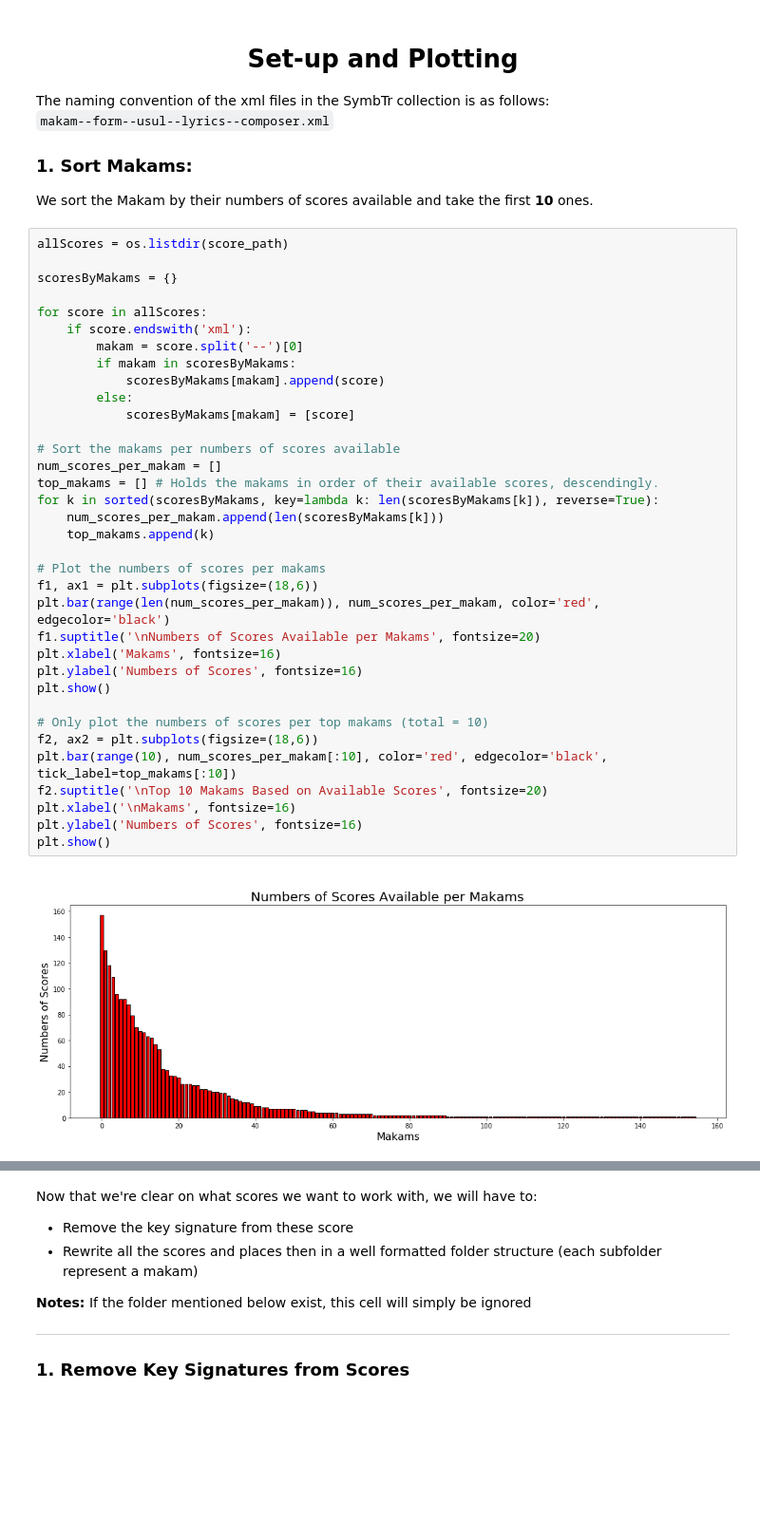
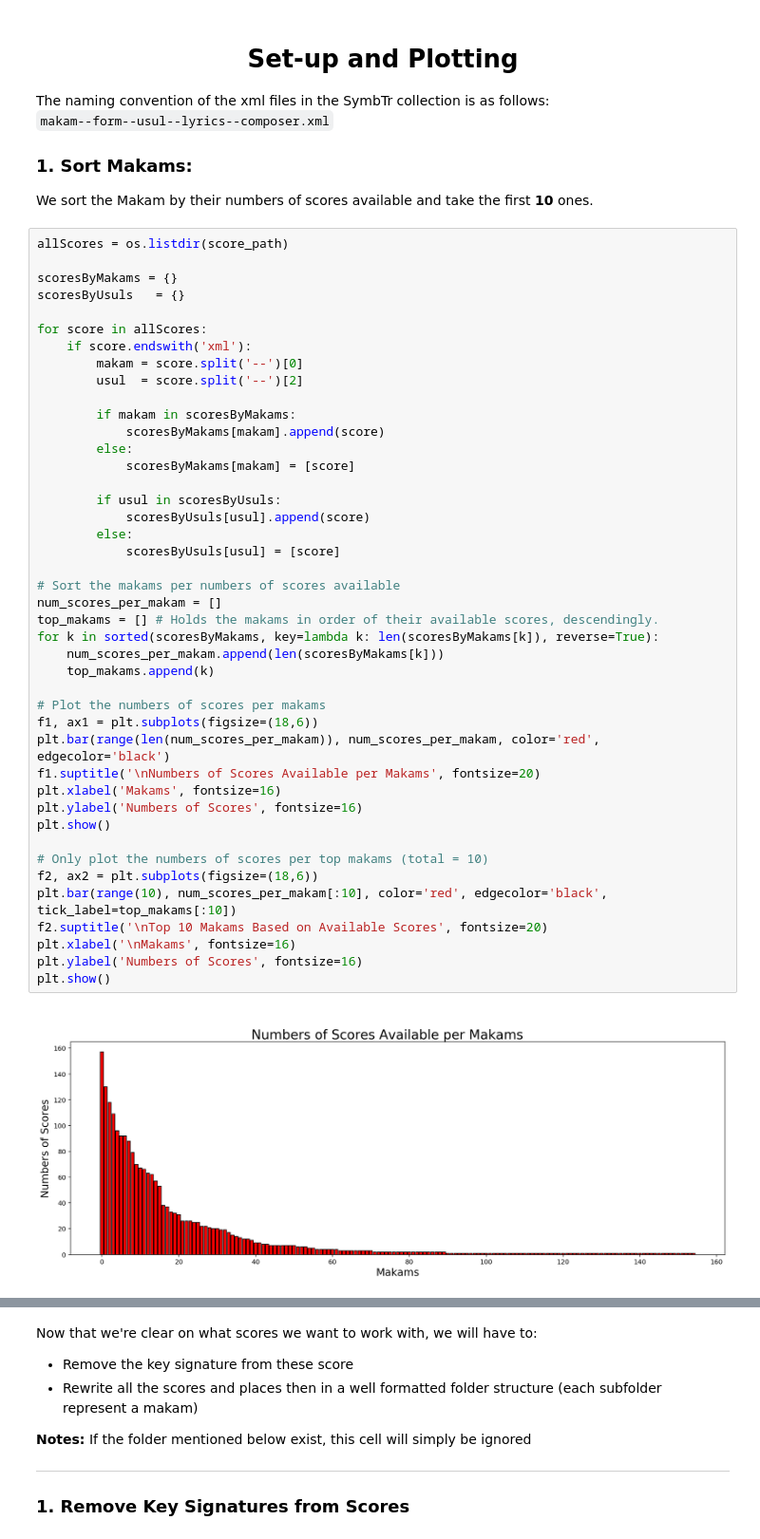
Before and after one commit to darius522/AMPL-makam-project, a Jupyter notebook: experiment_notebook.ipynb, the cells around one changed output, grey strips where cells are left out. Shown at 95% size. Drawn from its saved outputs; the diff is of its cells as text; blank space fills up the shorter version.

```diff
--- a/experiment_notebook.ipynb
+++ b/experiment_notebook.ipynb
@@ -22,38 +22,46 @@ We sort the Makam by their numbers of scores available and take the first **10**
 allScores = os.listdir(score_path)
 
 scoresByMakams = {}
+scoresByUsuls   = {}
 
 for score in allScores:
     if score.endswith('xml'):
         makam = score.split('--')[0]
+        usul  = score.split('--')[2]
+
         if makam in scoresByMakams:
             scoresByMakams[makam].append(score)
         else:
             scoresByMakams[makam] = [score]
+
+        if usul in scoresByUsuls:
+            scoresByUsuls[usul].append(score)
+        else:
+            scoresByUsuls[usul] = [score]
 
 # Sort the makams per numbers of scores available
 num_scores_per_makam = []
 top_makams = [] # Holds the makams in order of their available scores, descendingly.
 for k in sorted(scoresByMakams, key=lambda k: len(scoresByMakams[k]), reverse=True):
     num_scores_per_makam.append(len(scoresByMakams[k]))
     top_makams.append(k)
 
 # Plot the numbers of scores per makams
 f1, ax1 = plt.subplots(figsize=(18,6))
 plt.bar(range(len(num_scores_per_makam)), num_scores_per_makam, color='red', edgecolor='black')
 f1.suptitle('\nNumbers of Scores Available per Makams', fontsize=20)
 plt.xlabel('Makams', fontsize=16)
 plt.ylabel('Numbers of Scores', fontsize=16)
 plt.show()
 
 # Only plot the numbers of scores per top makams (total = 10)
 f2, ax2 = plt.subplots(figsize=(18,6))
 plt.bar(range(10), num_scores_per_makam[:10], color='red', edgecolor='black', tick_label=top_makams[:10])
 f2.suptitle('\nTop 10 Makams Based on Available Scores', fontsize=20)
 plt.xlabel('\nMakams', fontsize=16)
 plt.ylabel('Numbers of Scores', fontsize=16)
 plt.show()
 # %% [output]
-[figure, old version]
+[figure, new version]
 [figure]
 # %% [markdown]
```
Also changed, not shown: parts of 9 cells of this notebook.
